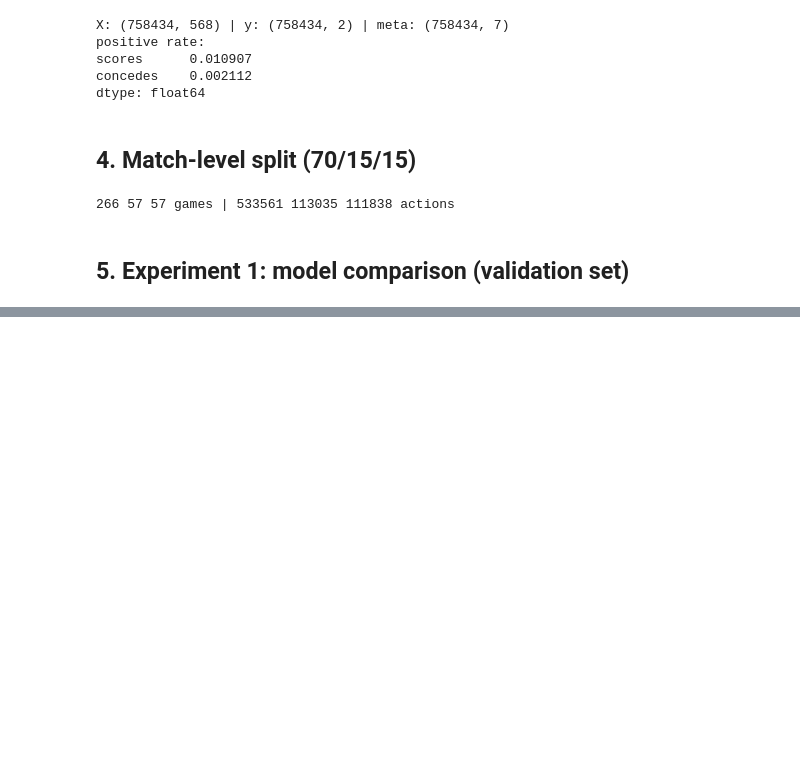
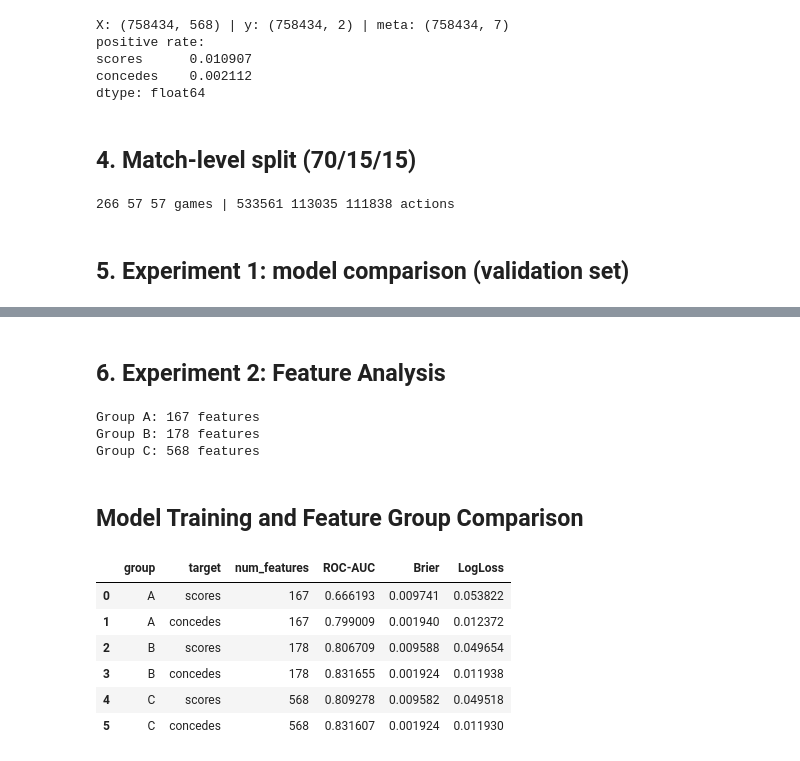
Before and after one commit to koushikvasa-code/soccer-action-valuation, a Jupyter notebook: soccer_action_valuation.ipynb, the cells around one changed output, grey strips where cells are left out. Drawn from its saved outputs; the diff is of its cells as text; code cells hidden in the pictures; blank space fills up the shorter version.

```diff
--- a/soccer_action_valuation.ipynb
+++ b/soccer_action_valuation.ipynb
@@ -249,0 +278,76 @@ val_results
+# %% [markdown]
+## 6. Experiment 2: Feature Analysis
+# %%
+# Group A: Current action type and result
+group_A = [
+    col for col in X_all.columns
+    if col.endswith("_a0")
+    and col.startswith(("actiontype_", "result_"))
+]
+
+# Spatial features of the current action
+spatial_features = [
+    col for col in X_all.columns
+    if col.endswith("_a0")
+    and col.startswith(("start_", "end_", "dx_", "dy_", "movement_"))
+]
+
+# Group B: Action + spatial features
+group_B = group_A + spatial_features
+
+# Group C: All action, spatial, and contextual features
+group_C = X_all.columns.tolist()
+
+feature_groups = {
+    "A": group_A,
+    "B": group_B,
+    "C": group_C
+}
+
+for name, features in feature_groups.items():
+    print(f"Group {name}: {len(features)} features")
+# %% [output]
+Group A: 167 features
+Group B: 178 features
+Group C: 568 features
+# %% [markdown]
+## Model Training and Feature Group Comparison
+# %%
+feature_models = {}
+feature_rows = []
+
+for group_name, features in feature_groups.items():
+    for target in ["scores", "concedes"]:
+
+        if group_name == "C":
+            model = models[(target, "LogReg")]
+
+        else:
+            model = make_pipeline(
+                StandardScaler(),
+                LogisticRegression(max_iter=1000)
+            )
+
+            model.fit(X_tr[features], y_tr[target])
+
+        p = model.predict_proba(X_va[features])[:, 1]
+
+        feature_rows.append({
+            "group": group_name,
+            "target": target,
+            "num_features": len(features),
+            **metrics(y_va[target], p)
+        })
+
+        feature_models[(group_name, target)] = model
+
+feature_results = pd.DataFrame(feature_rows)
+feature_results
+# %% [output]
+|  | group | target | num_features | ROC-AUC | Brier | LogLoss |
+| 0 | A | scores | 167 | 0.666193 | 0.009741 | 0.053822 |
+| 1 | A | concedes | 167 | 0.799009 | 0.001940 | 0.012372 |
+| 2 | B | scores | 178 | 0.806709 | 0.009588 | 0.049654 |
+| 3 | B | concedes | 178 | 0.831655 | 0.001924 | 0.011938 |
+| 4 | C | scores | 568 | 0.809278 | 0.009582 | 0.049518 |
+| 5 | C | concedes | 568 | 0.831607 | 0.001924 | 0.011930 |
```
Also changed, not shown: parts of 10 cells of this notebook.
